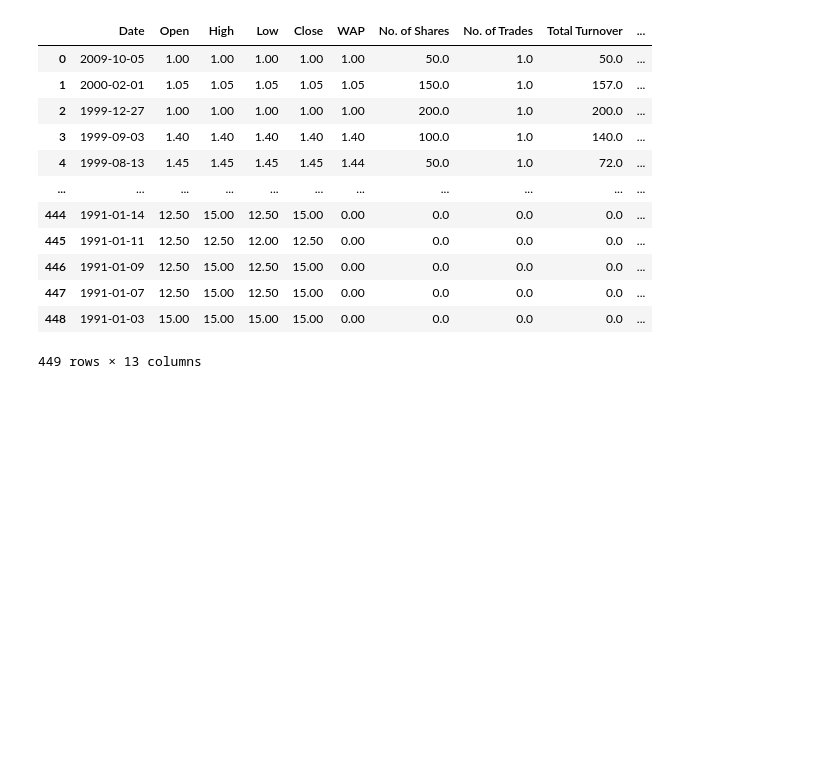
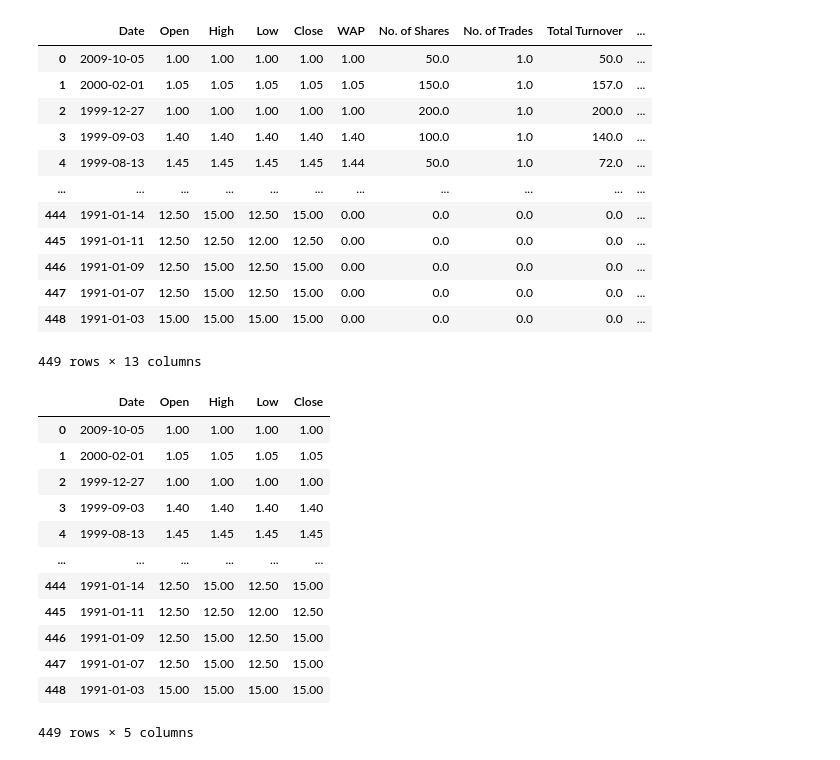
Before and after one commit to yashpadhye17/Stock-Market-Analysis, a Jupyter notebook: DATASET/OTHERDATA.IPYNB, the cells around one changed output. Drawn from its saved outputs; the diff is of its cells as text; code cells hidden in the pictures; blank space fills up the shorter version.

Commit message:
NAN VALUES AND OTHER COLUMNS DROPPED

```diff
--- a/DATASET/OTHERDATA.IPYNB
+++ b/DATASET/OTHERDATA.IPYNB
@@ -19,6 +19,22 @@ vidharbha
 | 447 | 1991-01-07 | 12.50 | 15.00 | 12.50 | 15.00 | 0.00 | 0.0 | 0.0 | 0.0 | ... |
 | 448 | 1991-01-03 | 15.00 | 15.00 | 15.00 | 15.00 | 0.00 | 0.0 | 0.0 | 0.0 | ... |
 449 rows × 13 columns
+# %%
+vidharbha.drop(columns =['WAP','No. of Shares','No. of Trades','Total Turnover','Deliverable Quantity','% Deli. Qty to Traded Qty','Spread H-L','Spread C-O'])
+# %% [output]
+|  | Date | Open | High | Low | Close |
+| 0 | 2009-10-05 | 1.00 | 1.00 | 1.00 | 1.00 |
+| 1 | 2000-02-01 | 1.05 | 1.05 | 1.05 | 1.05 |
+| 2 | 1999-12-27 | 1.00 | 1.00 | 1.00 | 1.00 |
+| 3 | 1999-09-03 | 1.40 | 1.40 | 1.40 | 1.40 |
+| 4 | 1999-08-13 | 1.45 | 1.45 | 1.45 | 1.45 |
+| ... | ... | ... | ... | ... | ... |
+| 444 | 1991-01-14 | 12.50 | 15.00 | 12.50 | 15.00 |
+| 445 | 1991-01-11 | 12.50 | 12.50 | 12.00 | 12.50 |
+| 446 | 1991-01-09 | 12.50 | 15.00 | 12.50 | 15.00 |
+| 447 | 1991-01-07 | 12.50 | 15.00 | 12.50 | 15.00 |
+| 448 | 1991-01-03 | 15.00 | 15.00 | 15.00 | 15.00 |
+449 rows × 5 columns
 # %%
 quickheal=pd.read_csv("https://data.nasdaq.com/api/v3/datasets/BSE/BOM539678.csv?api_key=hQ1m5NeC8pAcFbhW5xBE")
 # %%
```
Also changed, not shown: parts of 5 cells of this notebook.
